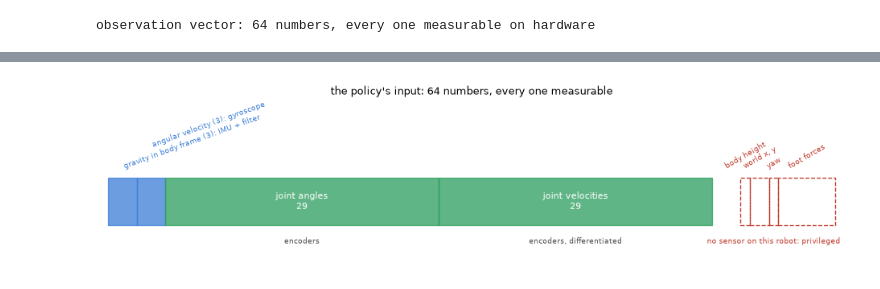
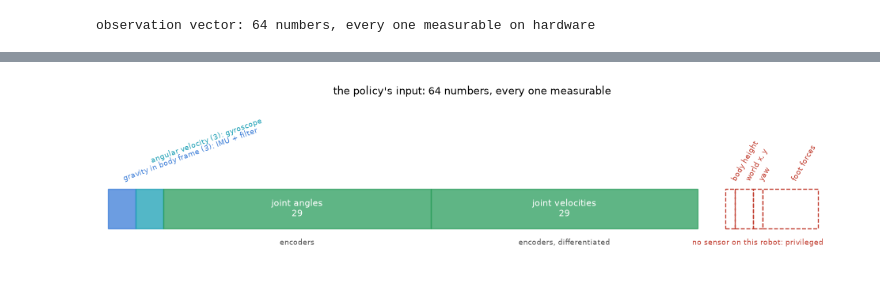
Before and after one commit to gnoejh/soc4180, a Jupyter notebook: weeks/06-sensing/lab.ipynb, the cells around one changed output, grey strips where cells are left out. Cells and saved outputs as stored; diff of their text form; code cells hidden in the pictures.

```diff
--- a/weeks/06-sensing/lab.ipynb
+++ b/weeks/06-sensing/lab.ipynb
@@ -125,0 +338,7 @@ the robot’s attitude reference:
+# %%
+print(" set: roll  pitch   yaw  |  reading f (m/s^2)            |  atan2 gives: roll   pitch")
+for r, p, y in ((20, 0, 0), (0, 30, 0), (20, 30, 0), (20, 30, 45), (20, 30, 170)):
+    f = held_still(r, p, y)
+    rr, pp = np.degrees(soc4180.tilt_from_accel(f))
+    print(f"      {r:4d} {p:6d} {y:5d}  |  {np.array2string(np.round(f, 3), precision=3):30s} |"
+          f"  {rr:10.3f} {pp:7.3f}")
@@ -264,0 +614,5 @@ $$\theta_k = \alpha\,(\theta_{k-1} + \omega_k \Delta t) \;+\; (1-\alpha)\,\theta
+# %%
+print("position error 1/2 b t^2:         after 1 s   after 10 s   after 60 s")
+for name, bias in (("bias 0.01 m/s^2", 0.01),
+                   (f"1 deg tilt: b = {9.81 * np.sin(np.radians(1)):.3f} m/s^2", 9.81 * np.sin(np.radians(1)))):
+    print(f"  {name:30s}" + "".join(f"{0.5 * bias * T**2:10.3f} m" for T in (1, 10, 60)))
@@ -308,27 +969,18 @@ trusted before gravity has the last word**.
 # %%
-fig, (ax0, ax1) = plt.subplots(1, 2, figsize=(9.6, 3.6))
-f = np.logspace(-2, 2, 300)
-for alpha, col in ((0.98, "#e8743b"), (0.995, "#3b7dd8"), (0.999, "#2a9d5c")):
-    z = np.exp(2j * np.pi * f * dt)
-    low = np.abs((1 - alpha) / (1 - alpha / z))
-    tau = -dt / np.log(alpha)
-    ax0.semilogx(f, low, lw=2, color=col, label=fr"$\alpha$ = {alpha}, $\tau$ = {tau:.2f} s")
-    ax0.semilogx(f, 1 - low, lw=1, ls="--", color=col)
-ax0.set_xlabel("frequency (Hz)"); ax0.set_ylabel("gain"); ax0.legend(fontsize=8)
-ax0.set_title("solid: accelerometer path; dashed: gyroscope path", fontsize=10); ax0.grid(alpha=0.3)
-
 alphas = 1 - np.logspace(-3.3, -1, 25)
 mean_err, final_err = [], []
 for alpha in alphas:
     est = run_filter(alpha)
     mean_err.append(np.degrees(np.abs(est - roll_true)).mean())
     final_err.append(np.degrees(abs(est[-1] - roll_true[-1])))
-ax1.semilogx(1 - alphas, mean_err, "o-", ms=4, lw=1.5, color="#3b7dd8", label="mean error")
-ax1.semilogx(1 - alphas, final_err, "s-", ms=4, lw=1.5, color="#e8743b", label="final error (drift)")
-ax1.set_xlabel(r"$1 - \alpha$"); ax1.set_ylabel("roll error (deg)"); ax1.legend(fontsize=8)
-ax1.set_title("biased gyro, walking: both errors against alpha", fontsize=10); ax1.grid(alpha=0.3)
+fig, ax1 = plt.subplots(figsize=(8, 3.3))
+ax1.semilogx(1 - alphas, mean_err, "o-", ms=4, lw=1.5, color="#2a9d5c", label="mean error")
+ax1.semilogx(1 - alphas, final_err, "s-", ms=4, lw=1.5, color="#c0392b", label="final error (drift)")
+ax1.set_xlabel(r"$1 - \alpha$   (left: trust the gyro longer;  right: trust gravity sooner)")
+ax1.set_ylabel("roll error (deg)"); ax1.legend(fontsize=8)
+ax1.set_title("biased gyro (0.01 rad/s), walking: both errors against alpha", fontsize=10); ax1.grid(alpha=0.3)
 fig.tight_layout(); plt.show()
 best_mean, best_final = alphas[np.argmin(mean_err)], alphas[np.argmin(final_err)]
 print(f"mean error is smallest at alpha = {best_mean:.4f} (tau = {-dt / np.log(best_mean):.2f} s), "
-      f"final error at alpha = {best_final:.4f}")
+      f"final error at alpha = {best_final:.4f} (tau = {-dt / np.log(best_final):.2f} s)")
 # %% [output]
@@ -395,29 +1092,29 @@ observation vector: 64 numbers, every one measurable on hardware
 # %%
 blocks = [("gravity in body frame", 3, "IMU + filter", "#3b7dd8"),
-          ("angular velocity", 3, "gyroscope", "#3b7dd8"),
+          ("angular velocity", 3, "gyroscope", "#1a9fb5"),
           ("joint angles", 29, "encoders", "#2a9d5c"),
           ("joint velocities", 29, "encoders, differentiated", "#2a9d5c")]
 denied = [("body height", 1), ("world x, y", 2), ("yaw", 1), ("foot forces", 6)]
 fig, ax = plt.subplots(figsize=(10, 2.6))
 x = 0
 for k, (name, n, src, col) in enumerate(blocks):
     ax.add_patch(plt.Rectangle((x, 0), n, 1, color=col, alpha=0.75))
     if n > 6:
         ax.text(x + n / 2, 0.5, f"{name}\n{n}", ha="center", va="center", fontsize=8, color="w")
         ax.text(x + n / 2, -0.25, src, ha="center", va="top", fontsize=7, color="0.3")
     else:                                    # narrow: label above, staggered
         ax.text(x + n / 2, 1.15 + 0.45 * k, f"{name} ({n}): {src}", ha="left", va="bottom",
                 fontsize=7, color=col, rotation=20)
     x += n
 xd = x + 3
 for name, n in denied:
     ax.add_patch(plt.Rectangle((xd, 0), n, 1, fill=False, ls="--", color="#c0392b"))
-    ax.text(xd + n / 2, 1.15, name, ha="center", va="bottom", fontsize=7, rotation=30, color="#c0392b")
+    ax.text(xd + n / 2, 1.15, name, ha="left", va="bottom", fontsize=7, rotation=60, color="#c0392b")
     xd += n
 ax.text(x + 1.5 + 5, -0.25, "no sensor on this robot: privileged", ha="center", va="top", fontsize=7, color="#c0392b")
-ax.set_xlim(-0.5, xd + 0.5); ax.set_ylim(-0.8, 2.6); ax.axis("off")
+ax.set_xlim(-0.5, xd + 2.5); ax.set_ylim(-0.8, 3.2); ax.axis("off")
 ax.set_title(f"the policy's input: {x} numbers, every one measurable", fontsize=10)
 fig.tight_layout(); plt.show()
 # %% [output]
-[figure, old version]
+[figure, new version]
 # %% [markdown]
```
Also changed, not shown: parts of 49 cells of this notebook, 41 other files.
